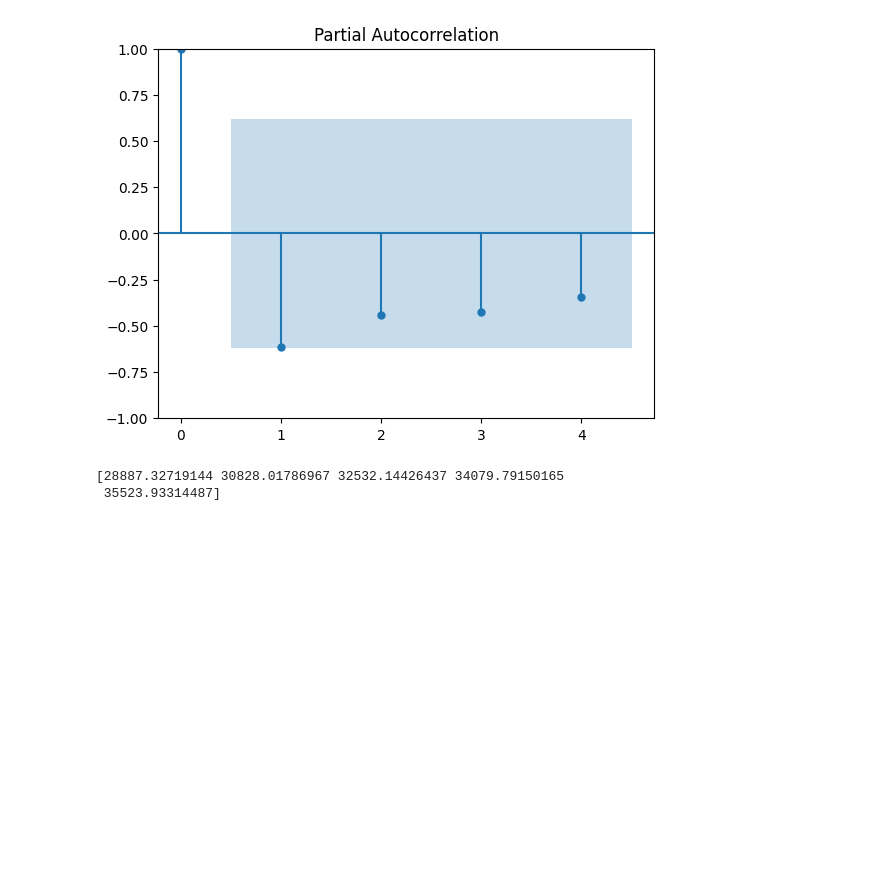
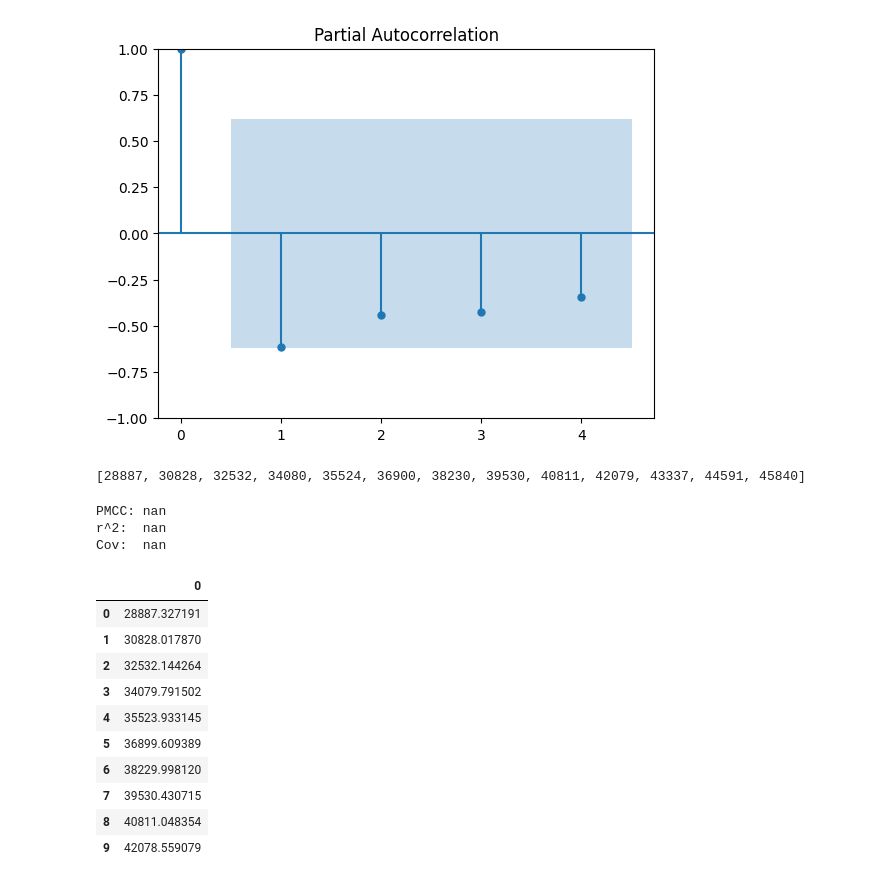
Before and after one commit to akioweh/The-M3C, a Jupyter notebook: cmp/py/main/finances.ipynb, the cells around one changed output. Drawn from its saved outputs; the diff is of its cells as text; code cells hidden in the pictures; blank space fills up the shorter version.

```diff
--- a/cmp/py/main/finances.ipynb
+++ b/cmp/py/main/finances.ipynb
@@ -92,11 +94,31 @@ plt.show()
 [figure]
 [figure]
 # %%
+
 model = ARIMA(df['disposable_income'], order=(1,2,1))
 model_fit = model.fit()
-future_years = pd.date_range(start='2022', periods=5, freq='Y')
-future_percentages = model_fit.forecast(steps=5).values
-print(future_percentages)
+future_incomes = list(map(lambda x: round(x), list(model_fit.forecast(steps=13).values)))
+print(future_incomes)
 # %% [output]
-[28887.32719144 30828.01786967 32532.14426437 34079.79150165
- 35523.93314487]
+[28887, 30828, 32532, 34080, 35524, 36900, 38230, 39530, 40811, 42079, 43337, 44591, 45840]
+# %%
+bivariate_stats(df["disposable_income"],pd.DataFrame(future_incomes))
+# %% [output]
+PMCC: nan
+r^2:  nan
+Cov:  nan
+# %%
+df['disposable_income']
+future_incomes
+# %% [output]
+|  | 0 |
+| 0 | 28887.327191 |
+| 1 | 30828.017870 |
+| 2 | 32532.144264 |
+| 3 | 34079.791502 |
+| 4 | 35523.933145 |
+| 5 | 36899.609389 |
+| 6 | 38229.998120 |
+| 7 | 39530.430715 |
+| 8 | 40811.048354 |
+| 9 | 42078.559079 |
```
Also changed, not shown: parts of 1 cell of this notebook, 3 other files.
